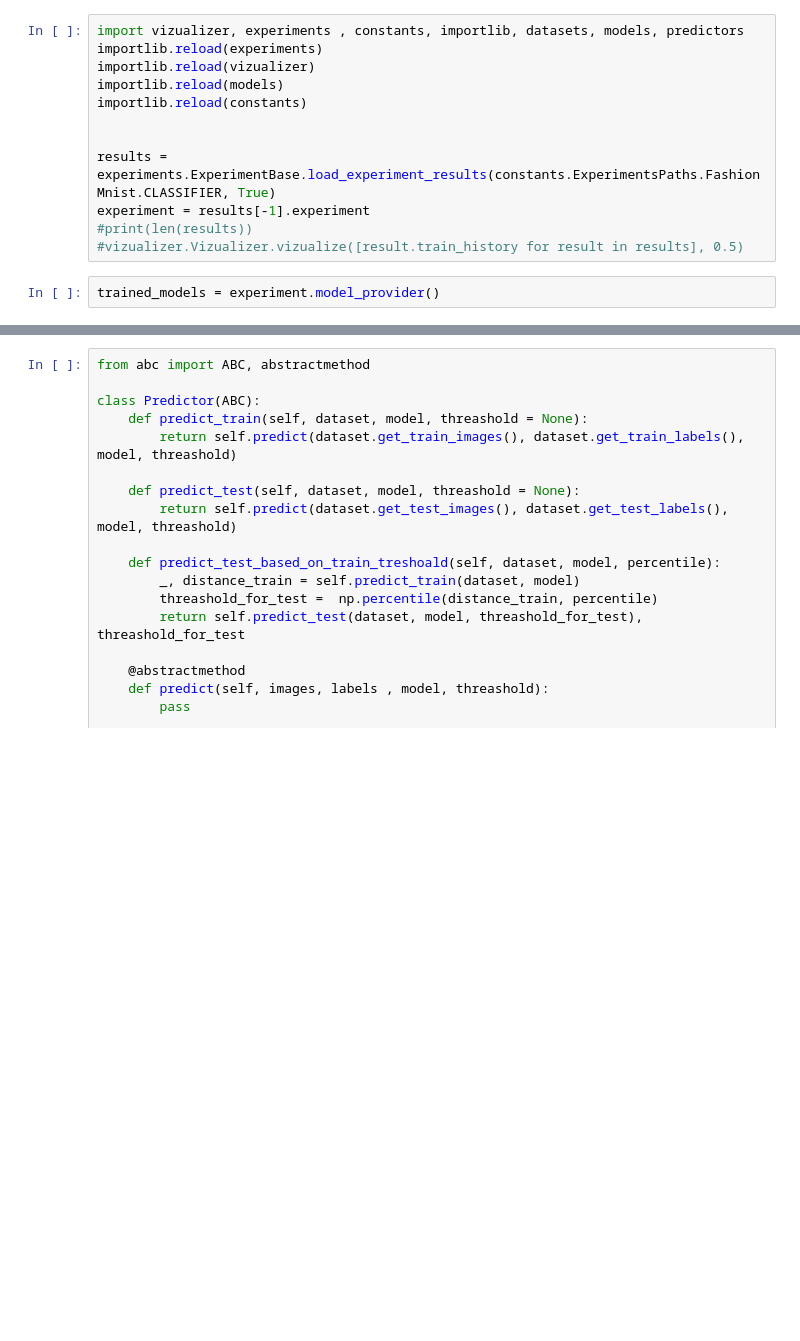
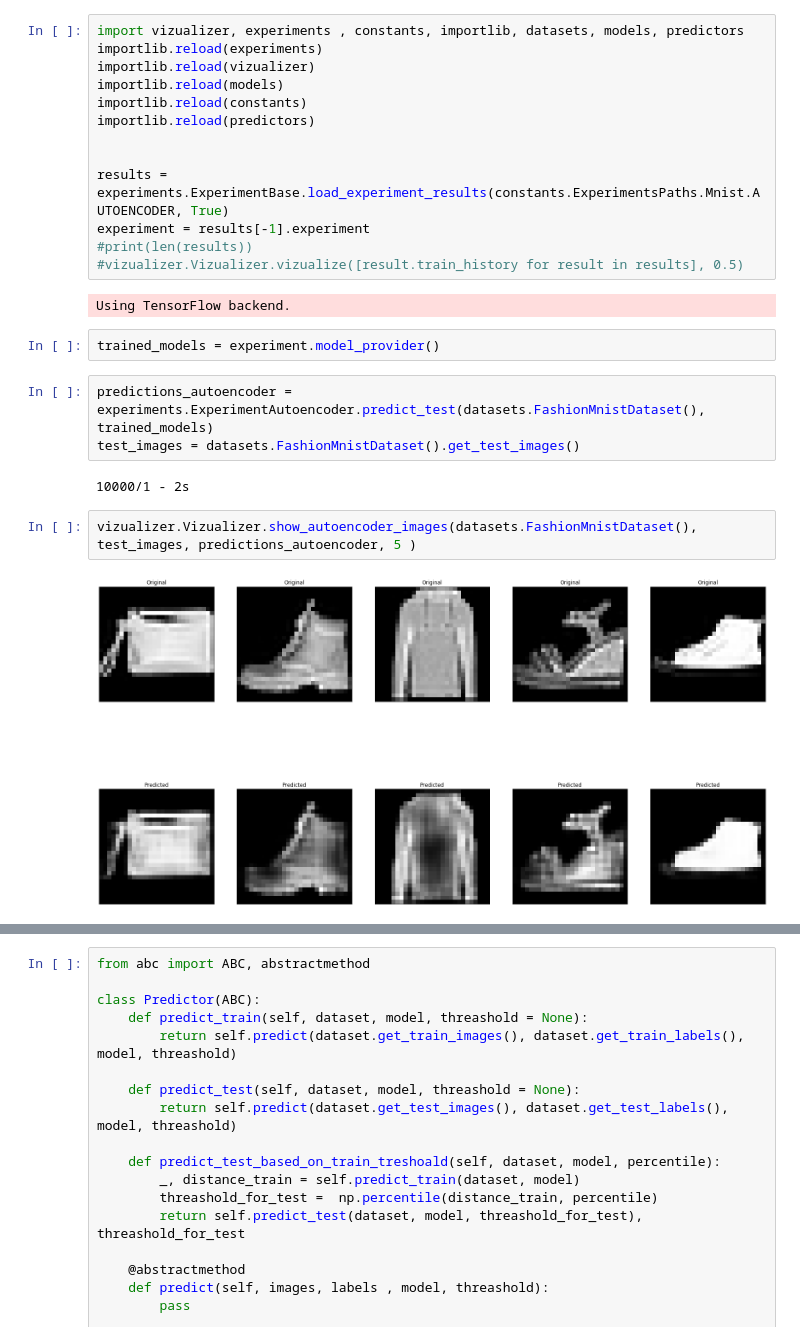
Before and after one commit to andrejBel/MastersThesis, a Jupyter notebook: for_training.ipynb, the cells around one changed output, grey strips where cells are left out. Saved outputs shown, nothing was run; the diff lists cells and outputs as text; blank space fills up the shorter version.

```diff
--- a/for_training.ipynb
+++ b/for_training.ipynb
@@ -96,11 +42,23 @@ importlib.reload(experiments)
 importlib.reload(vizualizer)
 importlib.reload(models)
 importlib.reload(constants)
+importlib.reload(predictors)
 
 
-results = experiments.ExperimentBase.load_experiment_results(constants.ExperimentsPaths.FashionMnist.CLASSIFIER, True)
+results = experiments.ExperimentBase.load_experiment_results(constants.ExperimentsPaths.Mnist.AUTOENCODER, True)
 experiment = results[-1].experiment
 #print(len(results))
 #vizualizer.Vizualizer.vizualize([result.train_history for result in results], 0.5)
+# %% [output]
+Using TensorFlow backend.
 # %%
 trained_models = experiment.model_provider()
+# %%
+predictions_autoencoder = experiments.ExperimentAutoencoder.predict_test(datasets.FashionMnistDataset(), trained_models)
+test_images = datasets.FashionMnistDataset().get_test_images()
+# %% [output]
+10000/1 - 2s
+# %%
+vizualizer.Vizualizer.show_autoencoder_images(datasets.FashionMnistDataset(), test_images, predictions_autoencoder, 5 )
+# %% [output]
+[figure, added]
```
Also changed, not shown: parts of 24 cells of this notebook, 6 other files.
